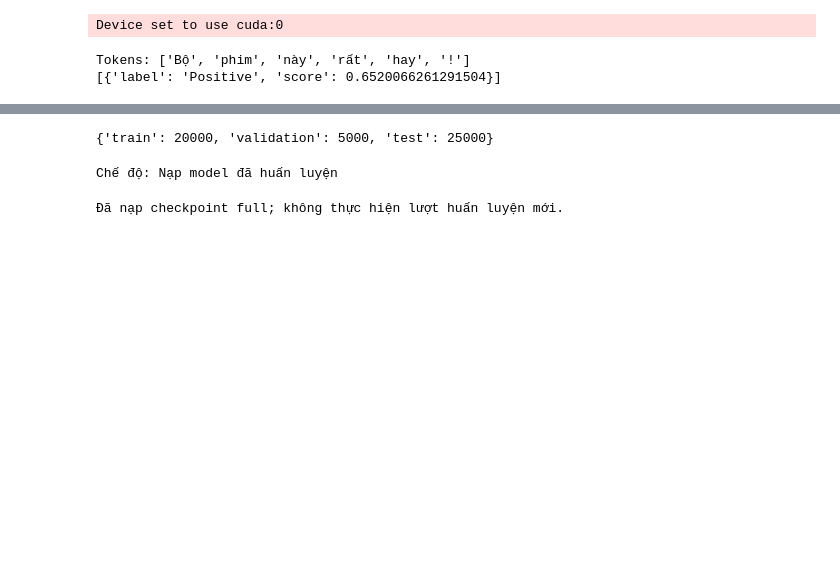
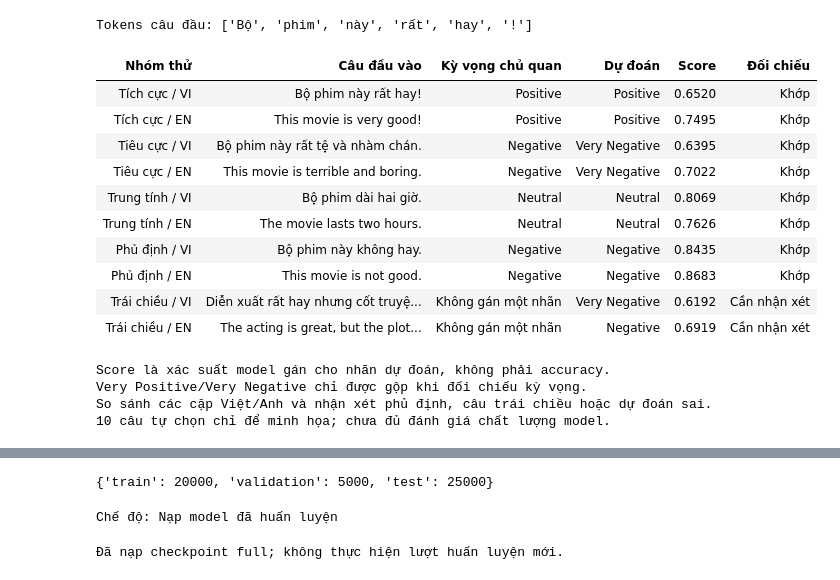
Before and after one commit to QuocAn118/Lab, a Jupyter notebook: Lab_3 (1).ipynb, the cells around one changed output, grey strips where cells are left out. Drawn from its saved outputs; the diff is of its cells as text; code cells hidden in the pictures; blank space fills up the shorter version.

Commit message:
feat: expand Exercise 1 sentiment examples and comparison

```diff
--- a/Lab_3 (1).ipynb
+++ b/Lab_3 (1).ipynb
@@ -1,18 +1,65 @@
 # %%
-# Exercise 1: Pretrained sentiment analysis
+# Exercise 1: Pretrained sentiment analysis - Vietnamese/English examples
 # Sources: Lab 3/docs/08_implementation.md; Lab 3/docs/03_model.md; Lab 3/docs/07_demo.md
-import torch
+from html import escape
+from IPython.display import HTML, display
 from transformers import pipeline
 
 classifier = pipeline('text-classification', model='tabularisai/multilingual-sentiment-analysis')
-text = 'Bộ phim này rất hay!'
-print('Tokens:', classifier.tokenizer.tokenize(text))
-print(classifier(text, truncation=True, max_length=512))
+# Subjective expectations for illustration, not benchmark annotations.
+examples = [
+    ('Tích cực / VI', 'Bộ phim này rất hay!', 'Positive'),
+    ('Tích cực / EN', 'This movie is very good!', 'Positive'),
+    ('Tiêu cực / VI', 'Bộ phim này rất tệ và nhàm chán.', 'Negative'),
+    ('Tiêu cực / EN', 'This movie is terrible and boring.', 'Negative'),
+    ('Trung tính / VI', 'Bộ phim dài hai giờ.', 'Neutral'),
+    ('Trung tính / EN', 'The movie lasts two hours.', 'Neutral'),
+    ('Phủ định / VI', 'Bộ phim này không hay.', 'Negative'),
+    ('Phủ định / EN', 'This movie is not good.', 'Negative'),
+    ('Trái chiều / VI', 'Diễn xuất rất hay nhưng cốt truyện quá tệ.', None),
+    ('Trái chiều / EN', 'The acting is great, but the plot is terrible.', None),
+]
+print('Tokens câu đầu:', classifier.tokenizer.tokenize(examples[0][1]))
+predictions = classifier([text for _, text, _ in examples], truncation=True, max_length=512)
+coarse_labels = {
+    'Very Negative': 'Negative', 'Negative': 'Negative', 'Neutral': 'Neutral',
+    'Positive': 'Positive', 'Very Positive': 'Positive',
+}
+rows = []
+for (group, text, expected), prediction in zip(examples, predictions):
+    label = prediction['label']
+    coarse = coarse_labels.get(label, label)
+    comparison = ('Cần nhận xét' if expected is None else
+                  'Khớp' if coarse == expected else 'Khác kỳ vọng')
+    values = [group, text, expected or 'Không gán một nhãn',
+              label, f"{prediction['score']:.4f}", comparison]
+    rows.append('<tr>' + ''.join('<td>' + escape(value) + '</td>' for value in values) + '</tr>')
+headers = ['Nhóm thử', 'Câu đầu vào', 'Kỳ vọng chủ quan', 'Dự đoán', 'Score', 'Đối chiếu']
+display(HTML('<table><thead><tr>' +
+             ''.join('<th>' + escape(title) + '</th>' for title in headers) +
+             '</tr></thead><tbody>' + ''.join(rows) + '</tbody></table>'))
+print('Score là xác suất model gán cho nhãn dự đoán, không phải accuracy.')
+print('Very Positive/Very Negative chỉ được gộp khi đối chiếu kỳ vọng.')
+print('So sánh các cặp Việt/Anh và nhận xét phủ định, câu trái chiều hoặc dự đoán sai.')
+print('10 câu tự chọn chỉ để minh họa; chưa đủ đánh giá chất lượng model.')
 del classifier
 # %% [output]
-Device set to use cuda:0
+Tokens câu đầu: ['Bộ', 'phim', 'này', 'rất', 'hay', '!']
+| Nhóm thử | Câu đầu vào | Kỳ vọng chủ quan | Dự đoán | Score | Đối chiếu |
+| Tích cực / VI | Bộ phim này rất hay! | Positive | Positive | 0.6520 | Khớp |
+| Tích cực / EN | This movie is very good! | Positive | Positive | 0.7495 | Khớp |
+| Tiêu cực / VI | Bộ phim này rất tệ và nhàm chán. | Negative | Very Negative | 0.6395 | Khớp |
+| Tiêu cực / EN | This movie is terrible and boring. | Negative | Very Negative | 0.7022 | Khớp |
+| Trung tính / VI | Bộ phim dài hai giờ. | Neutral | Neutral | 0.8069 | Khớp |
+| Trung tính / EN | The movie lasts two hours. | Neutral | Neutral | 0.7626 | Khớp |
+| Phủ định / VI | Bộ phim này không hay. | Negative | Negative | 0.8435 | Khớp |
+| Phủ định / EN | This movie is not good. | Negative | Negative | 0.8683 | Khớp |
+| Trái chiều / VI | Diễn xuất rất hay nhưng cốt truyệ... | Không gán một nhãn | Very Negative | 0.6192 | Cần nhận xét |
+| Trái chiều / EN | The acting is great, but the plot... | Không gán một nhãn | Negative | 0.6919 | Cần nhận xét |
-Tokens: ['Bộ', 'phim', 'này', 'rất', 'hay', '!']
-[{'label': 'Positive', 'score': 0.6520066261291504}]
+Score là xác suất model gán cho nhãn dự đoán, không phải accuracy.
+Very Positive/Very Negative chỉ được gộp khi đối chiếu kỳ vọng.
+So sánh các cặp Việt/Anh và nhận xét phủ định, câu trái chiều hoặc dự đoán sai.
+10 câu tự chọn chỉ để minh họa; chưa đủ đánh giá chất lượng model.
 # %%
 # Exercise 2 - Step 1: Prepare libraries
 # Sources: Lab 3/docs/08_implementation.md; Lab 3/docs/10_sources.md
```
Also changed, not shown: parts of 1 cell of this notebook, 4 other files.
